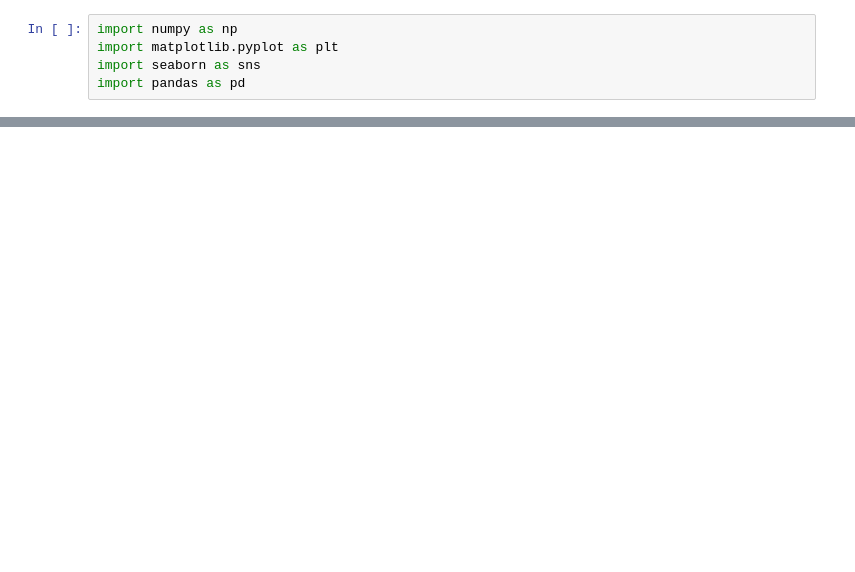
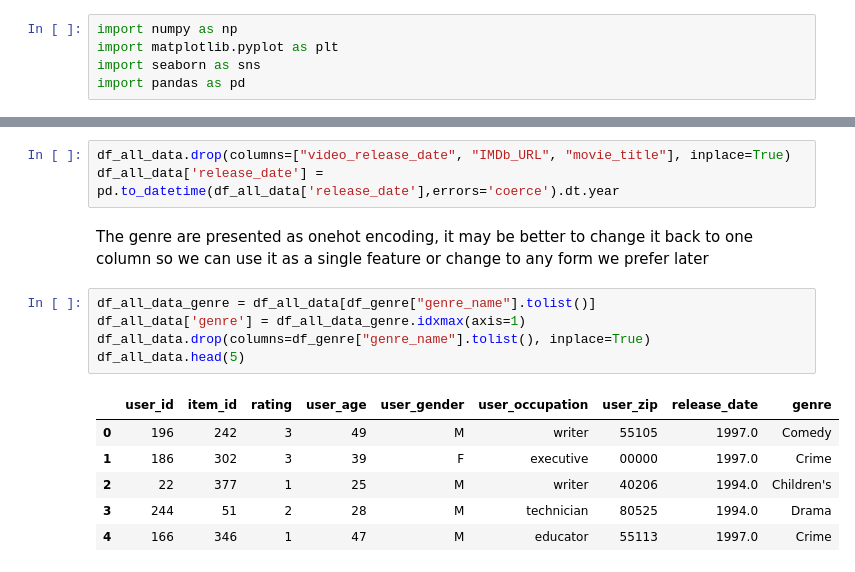
Before and after one commit to Cgolling/LLP_IS4242, a Jupyter notebook: Data_process.ipynb, the cells around one changed output, grey strips where cells are left out. Drawn from its saved outputs; the diff is of its cells as text; blank space fills up the shorter version.

```diff
--- a/Data_process.ipynb
+++ b/Data_process.ipynb
@@ -34,0 +154,17 @@ item.columns = header
+# %%
+df_all_data.drop(columns=["video_release_date", "IMDb_URL", "movie_title"], inplace=True)
+df_all_data['release_date'] = pd.to_datetime(df_all_data['release_date'],errors='coerce').dt.year
+# %% [markdown]
+The genre are presented as onehot encoding, it may be better to change it back to one column so we can use it as a single feature or change to any form we prefer later
+# %%
+df_all_data_genre = df_all_data[df_genre["genre_name"].tolist()]
+df_all_data['genre'] = df_all_data_genre.idxmax(axis=1)
+df_all_data.drop(columns=df_genre["genre_name"].tolist(), inplace=True)
+df_all_data.head(5)
+# %% [output]
+|  | user_id | item_id | rating | user_age | user_gender | user_occupation | user_zip | release_date | genre |
+| 0 | 196 | 242 | 3 | 49 | M | writer | 55105 | 1997.0 | Comedy |
+| 1 | 186 | 302 | 3 | 39 | F | executive | 00000 | 1997.0 | Crime |
+| 2 | 22 | 377 | 1 | 25 | M | writer | 40206 | 1994.0 | Children's |
+| 3 | 244 | 51 | 2 | 28 | M | technician | 80525 | 1994.0 | Drama |
+| 4 | 166 | 346 | 1 | 47 | M | educator | 55113 | 1997.0 | Crime |
```
Also changed, not shown: parts of 25 cells of this notebook, 5 other files.
